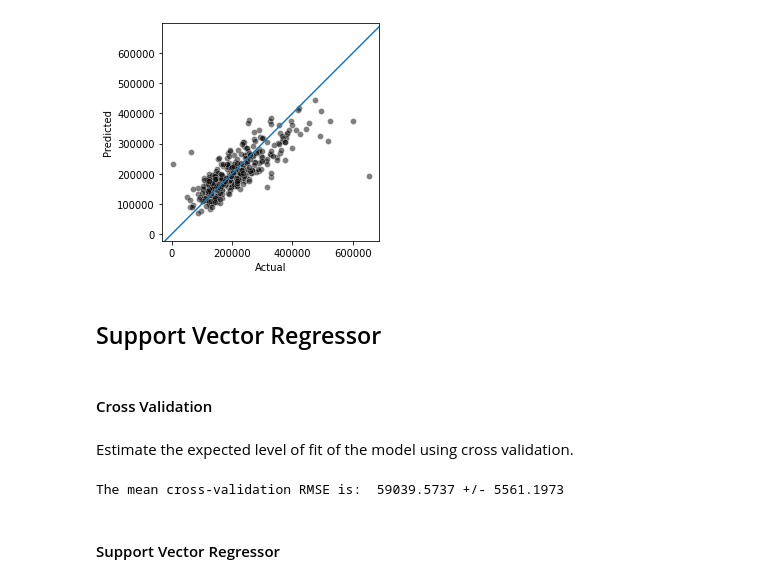
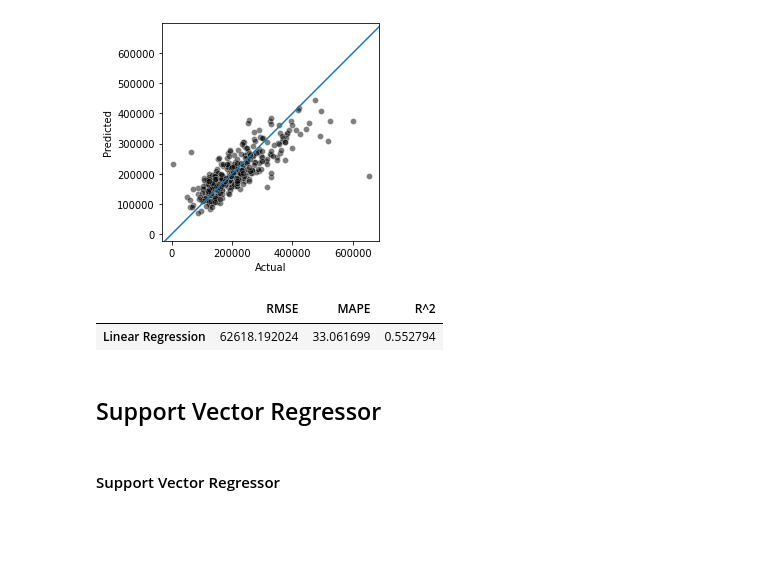
Before and after one commit to jaydenhooper/Predict-House-Prices, a Jupyter notebook: Assignment 1.ipynb, the cells around one changed output. Saved outputs shown, nothing was run; the diff lists cells and outputs as text; code cells hidden in the pictures; blank space fills up the shorter version.

```diff
--- a/Assignment 1.ipynb
+++ b/Assignment 1.ipynb
@@ -453,21 +464,15 @@ plot_residuals(results_test)
 # %% [output]
 [figure]
 # %%
-model_transformed_target.fit(X_test, y_test)
+model_transformed_target.fit(X_train, y_train)
 y_test_predicted = model_transformed_target.predict(X_test)
+# %%
+metrics(model_transformed_target, y_test_predicted, X_test, y_test)
+# %% [output]
+|  | RMSE | MAPE | R^2 |
+| Linear Regression | 62618.192024 | 33.061699 | 0.552794 |
 # %% [markdown]
 ## Support Vector Regressor
-# %% [markdown]
-#### Cross Validation
-# %% [markdown]
-Estimate the expected level of fit of the model using cross validation.
-# %%
-cv_results = cross_validate(lr_model, X_train, y_train,
-                            scoring = 'neg_mean_squared_error', cv = 5)
-scores = np.sqrt(-cv_results["test_score"])
-print("The mean cross-validation RMSE is: ", f"{scores.mean():.4f} +/- {scores.std():.4f}")
-# %% [output]
-The mean cross-validation RMSE is:  59039.5737 +/- 5561.1973
 # %% [markdown]
 #### Support Vector Regressor
 # %% [markdown]
```
Also changed, not shown: parts of 12 cells of this notebook.
